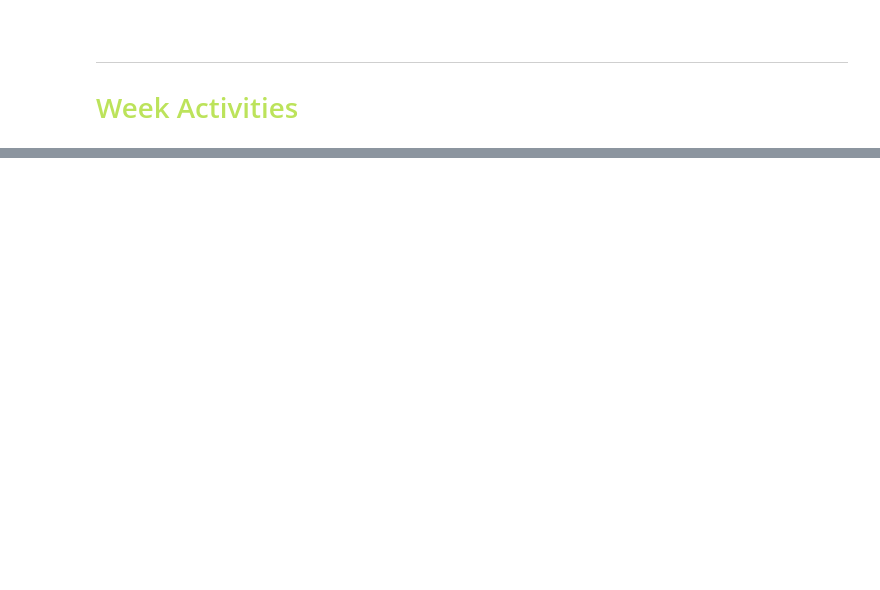
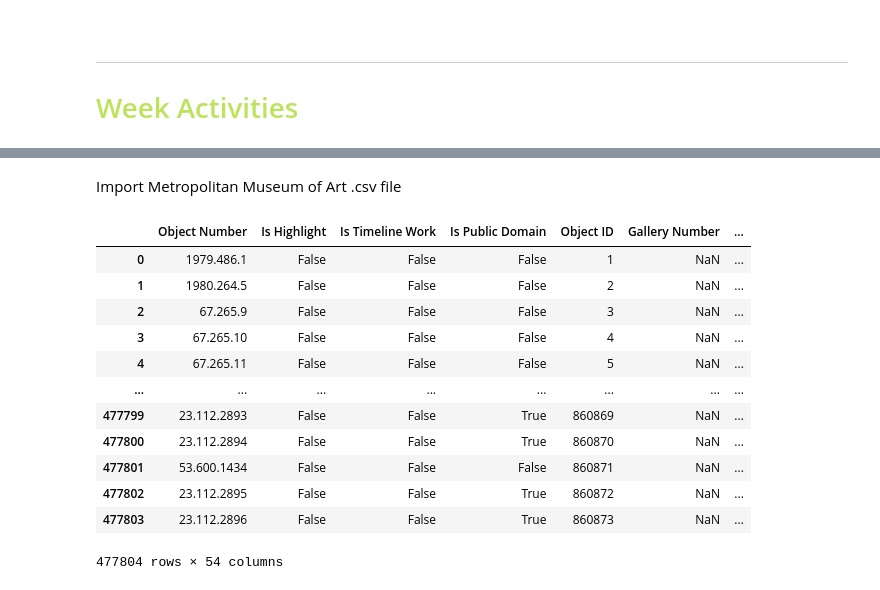
Before and after one commit to Hakuna-Patata/BU_MSDS_PTW, a Jupyter notebook: DSC 540 - Data Preparation/Week 7 & 8.ipynb, the cells around one changed output, grey strips where cells are left out. Cells and saved outputs as stored; diff of their text form; code cells hidden in the pictures; blank space fills up the shorter version.

```diff
--- a/DSC 540 - Data Preparation/Week 7 & 8.ipynb
+++ b/DSC 540 - Data Preparation/Week 7 & 8.ipynb
@@ -178,0 +116,24 @@ fuzzy_match_df(col1, col2, threshold=70, fuzz_type='token_sort_ratio')
+# %% [markdown]
+Import Metropolitan Museum of Art .csv file
+# %%
+csv_url = "https://media.githubusercontent.com/media/metmuseum/openaccess/master/MetObjects.csv"
+
+chunks = pd.read_csv(csv_url, chunksize=1000)
+
+df = pd.concat(chunks)
+
+df
+# %% [output]
+|  | Object Number | Is Highlight | Is Timeline Work | Is Public Domain | Object ID | Gallery Number | ... |
+| 0 | 1979.486.1 | False | False | False | 1 | NaN | ... |
+| 1 | 1980.264.5 | False | False | False | 2 | NaN | ... |
+| 2 | 67.265.9 | False | False | False | 3 | NaN | ... |
+| 3 | 67.265.10 | False | False | False | 4 | NaN | ... |
+| 4 | 67.265.11 | False | False | False | 5 | NaN | ... |
+| ... | ... | ... | ... | ... | ... | ... | ... |
+| 477799 | 23.112.2893 | False | False | True | 860869 | NaN | ... |
+| 477800 | 23.112.2894 | False | False | True | 860870 | NaN | ... |
+| 477801 | 53.600.1434 | False | False | False | 860871 | NaN | ... |
+| 477802 | 23.112.2895 | False | False | True | 860872 | NaN | ... |
+| 477803 | 23.112.2896 | False | False | True | 860873 | NaN | ... |
+477804 rows × 54 columns
```
Also changed, not shown: parts of 18 cells of this notebook.
